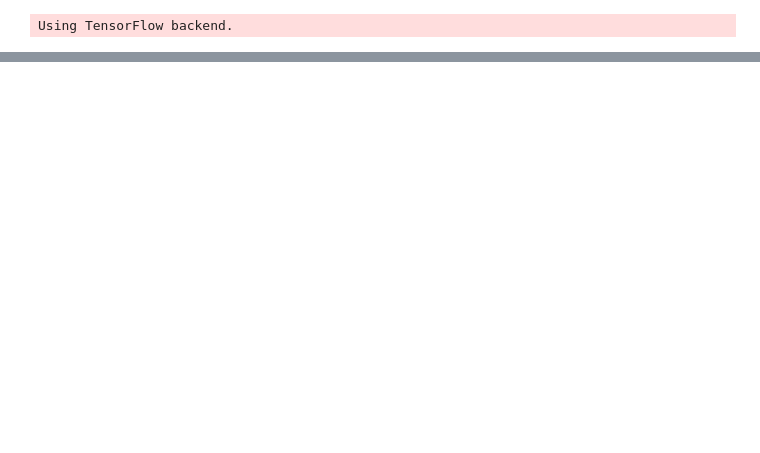
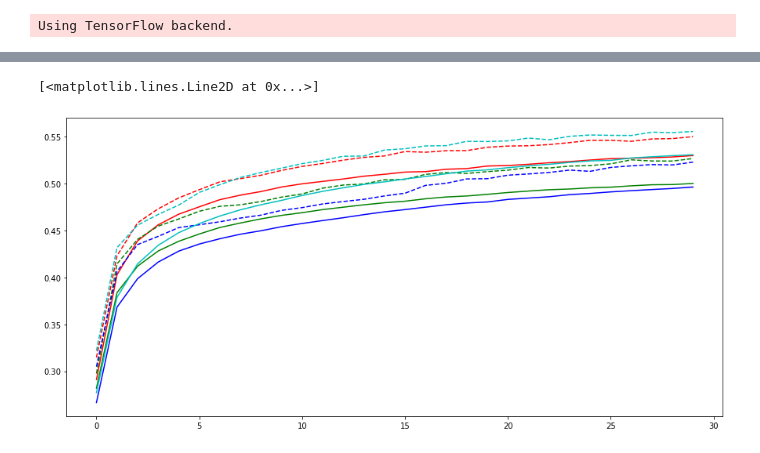
Before and after one commit to Raverss/tensorflow-cmake, a Jupyter notebook: custom_op/ft_pool_comparison_maxpool_fracpool_ftpool.ipynb, the cells around one changed output, grey strips where cells are left out. Saved outputs shown, nothing was run; the diff lists cells and outputs as text; code cells hidden in the pictures; blank space fills up the shorter version.

```diff
--- a/custom_op/ft_pool_comparison_maxpool_fracpool_ftpool.ipynb
+++ b/custom_op/ft_pool_comparison_maxpool_fracpool_ftpool.ipynb
@@ -5,6 +5,7 @@ import matplotlib.pyplot as plt
 import tensorflow as tf
 import keras
 import math
+import pickle
 
 import os
 import sys
@@ -12,6 +13,8 @@ sys.path.append(os.path.join('..', '..', 'keras_frac'))
 from fractional_maxpooling import FractionalPooling2D
 
 %matplotlib inline
+
+init = "he_uniform"
 # %% [output]
 Using TensorFlow backend.
 # %%
@@ -112,8 +116,9 @@ class avg_pool_net(max_pool_net):
         self.model.compile(opt, loss='categorical_crossentropy', metrics=['accuracy'])
         print(self.model.summary())
 # %%
-EPOCHS = 10
+EPOCHS = 30
 BATCH_SIZE = 100
+iter = 10
 (x_train, y_train), (x_test, y_test) = keras.datasets.cifar10.load_data()
 x_train = x_train.astype(np.float32) / 255.0
 x_test = x_test.astype(np.float32) / 255.0
@@ -156,2 +182,19 @@ Epoch 5/10
 # %%
 # baseline best 2x max pool = 53.19%
+# %%
+plt.figure(figsize=(15,7))
+arr = np.array(max_net_h)
+plt.plot(np.mean(arr[:,0], axis=0), 'r')
+plt.plot(np.max(arr[:,0], axis=0), 'r--')
+arr = np.array(frac_net_h)
+plt.plot(np.mean(arr[:,0], axis=0), 'g')
+plt.plot(np.max(arr[:,0], axis=0), 'g--')
+arr = np.array(ft_net_h)
+plt.plot(np.mean(arr[:,0], axis=0), 'b')
+plt.plot(np.max(arr[:,0], axis=0), 'b--')
+arr = np.array(avg_net_h)
+plt.plot(np.mean(arr[:,0], axis=0), 'c')
+plt.plot(np.max(arr[:,0], axis=0), 'c--')
+# %% [output]
+[<matplotlib.lines.Line2D at 0x...>]
+[figure, added]
```
Also changed, not shown: parts of 18 cells of this notebook, 6 other files.
